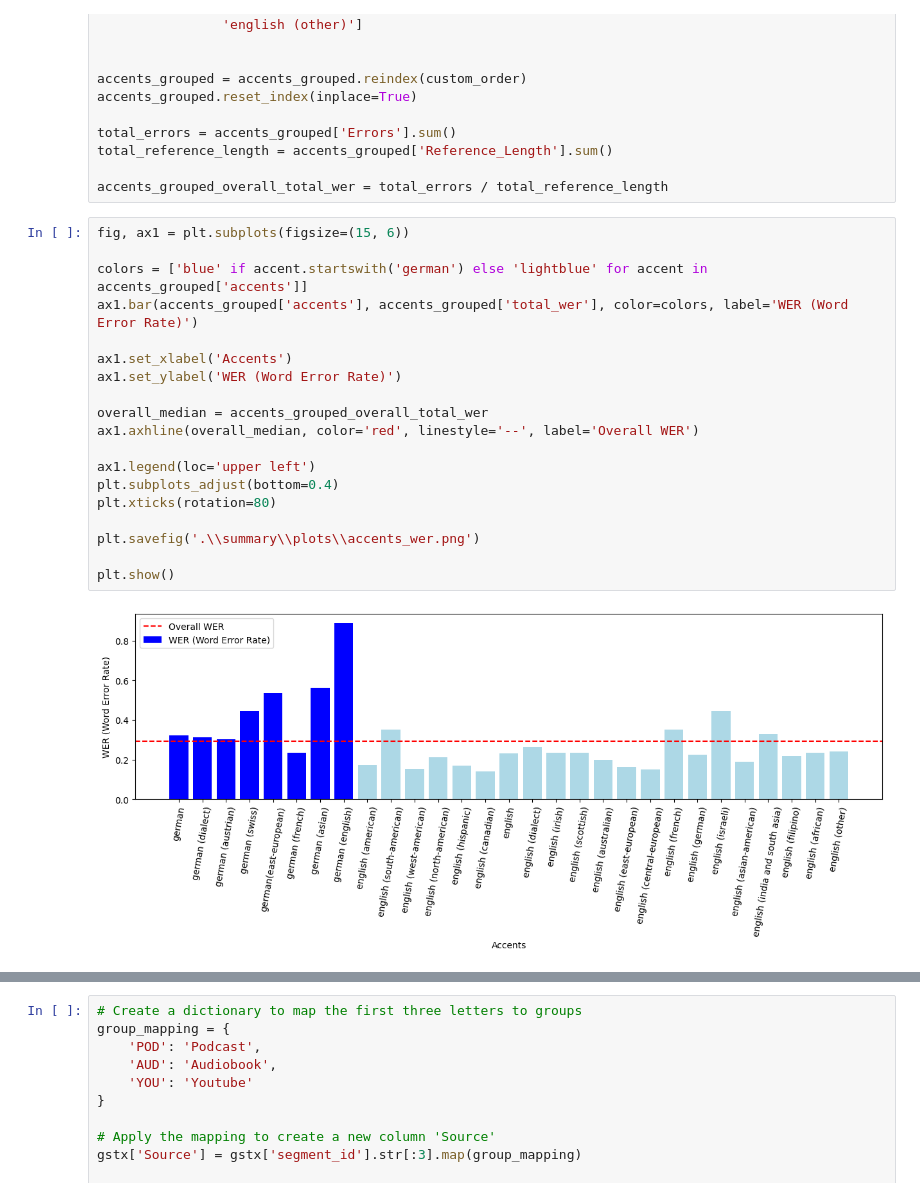
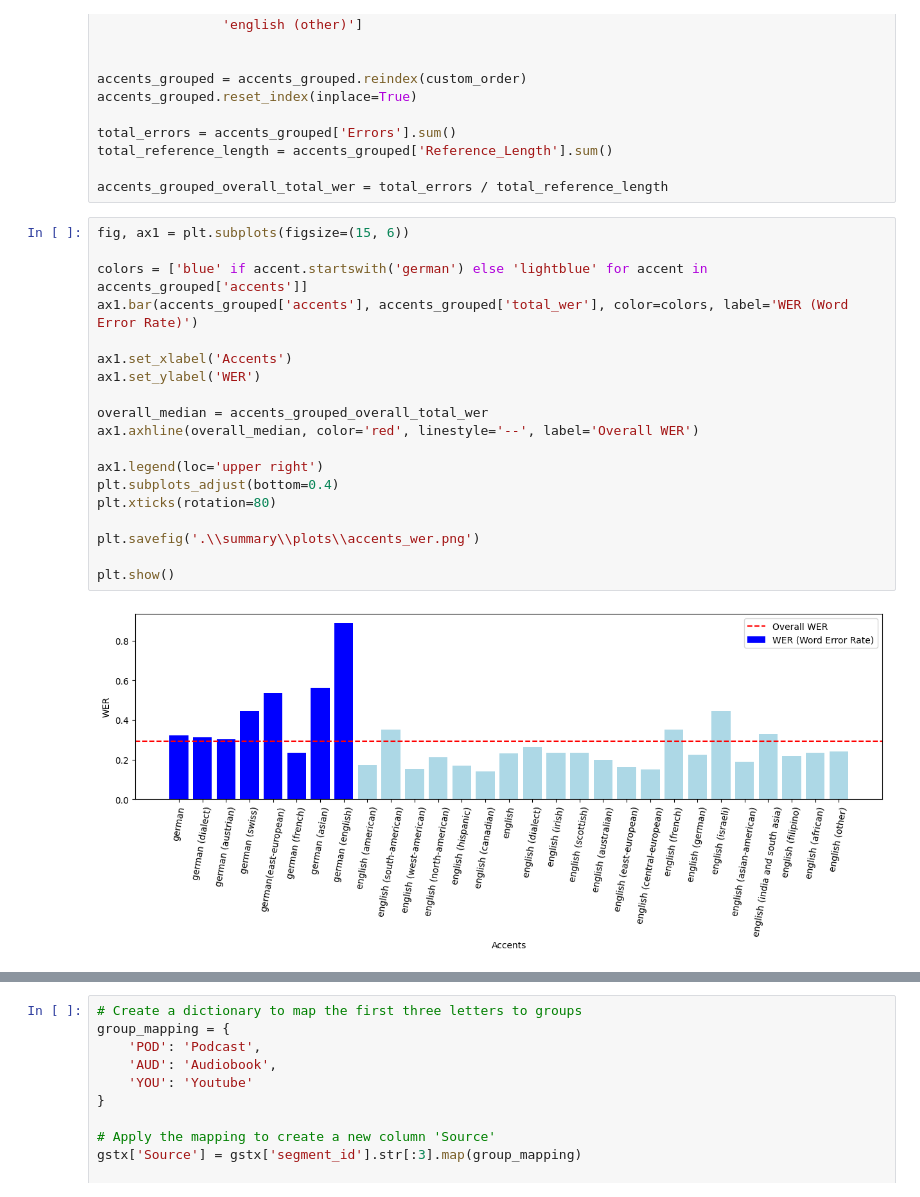
Before and after one commit to DrBilboArriba/ASR_and_science_podcasts, a Jupyter notebook: BA_ASR_and_science_podcasts.ipynb, the cells around one changed output, grey strips where cells are left out. Saved outputs shown, nothing was run; the diff lists cells and outputs as text.

```diff
--- a/BA_ASR_and_science_podcasts.ipynb
+++ b/BA_ASR_and_science_podcasts.ipynb
@@ -1381,24 +1385,24 @@ accents_grouped_overall_total_wer = total_errors / total_reference_length
 # %%
 fig, ax1 = plt.subplots(figsize=(15, 6))
 
 colors = ['blue' if accent.startswith('german') else 'lightblue' for accent in accents_grouped['accents']]
 ax1.bar(accents_grouped['accents'], accents_grouped['total_wer'], color=colors, label='WER (Word Error Rate)')
 
 ax1.set_xlabel('Accents')
-ax1.set_ylabel('WER (Word Error Rate)')
+ax1.set_ylabel('WER')
 
 overall_median = accents_grouped_overall_total_wer
 ax1.axhline(overall_median, color='red', linestyle='--', label='Overall WER')
 
-ax1.legend(loc='upper left')
+ax1.legend(loc='upper right')
 plt.subplots_adjust(bottom=0.4)
 plt.xticks(rotation=80)
 
 plt.savefig('.\\summary\\plots\\accents_wer.png')
 
 plt.show()
 # %% [output]
-[figure, old version]
+[figure, new version]
 # %%
 plt.figure(figsize=(15, 10))
 
```
Also changed, not shown: parts of 16 cells of this notebook.
